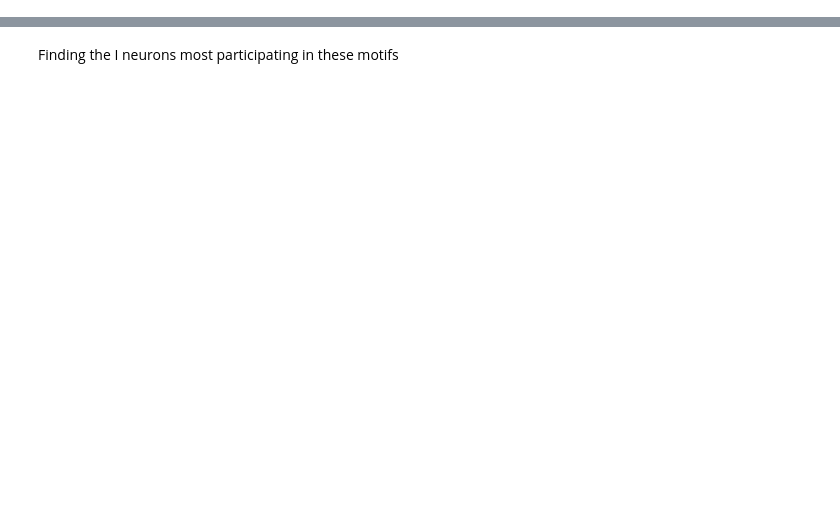
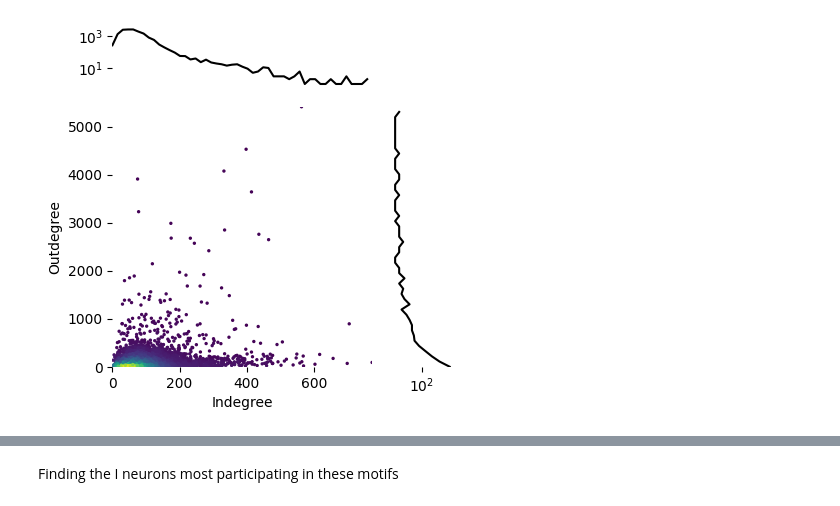
Before and after one commit to MWolfR/excitation_inhibition_topology, a Jupyter notebook: Topology of neurons relative to simplices.ipynb, the cells around one changed output, grey strips where cells are left out. Saved outputs shown, nothing was run; the diff lists cells and outputs as text; code cells hidden in the pictures; blank space fills up the shorter version.

```diff
--- a/Topology of neurons relative to simplices.ipynb
+++ b/Topology of neurons relative to simplices.ipynb
@@ -41,5 +104,14 @@ if "randomization" in cfg["connectome"].keys():
     cols_coords = cfg["connectome"]["randomization"]["cols_coords"]
     model_name = cfg["connectome"]["randomization"]["model_name"] # Currently not used!
     Msmpl, Mnrn = create_dd_control_networks(M, Msmpl, Mnrn, cols_coords, model_name, cfg)
+# %%
+from helpers.plotting import indegree_outdegree_figure
+
+indeg_smpl = numpy.array(Msmpl.matrix.sum(axis=0)).flatten()
+outdeg_smpl = numpy.array(Msmpl.matrix.sum(axis=1)).flatten()
+plotting.save_plot(indegree_outdegree_figure(indeg_smpl, outdeg_smpl, 51),
+                   plot_out, "simplex_inout_degrees")
+# %% [output]
+[figure, added]
 # %%
 from helpers import analysis
```
Also changed, not shown: parts of 38 cells of this notebook, 19 other files.
